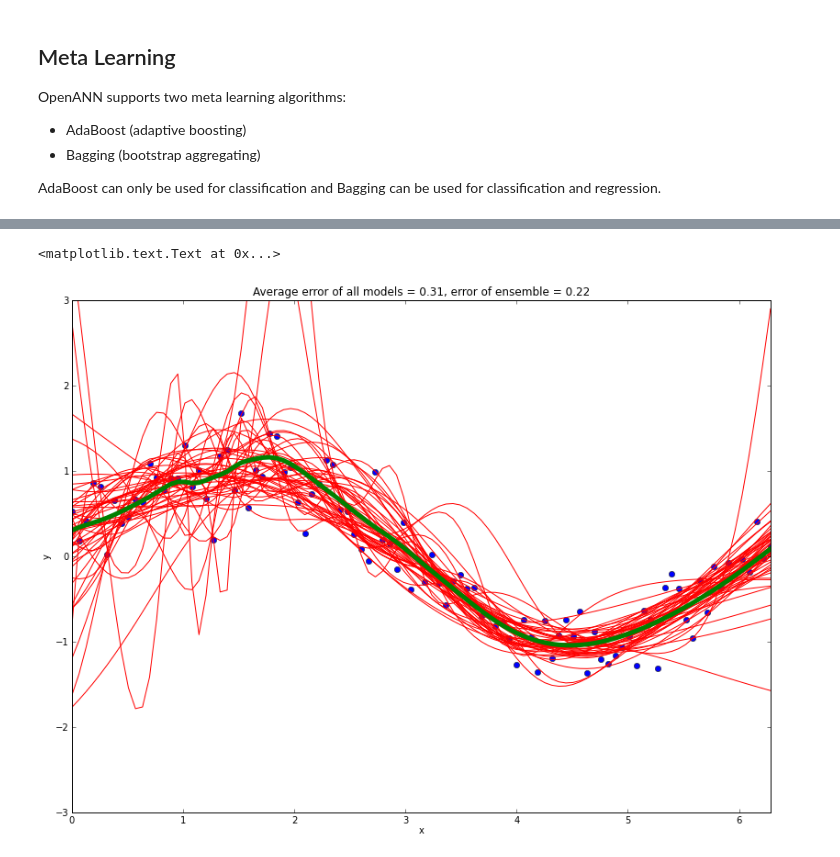
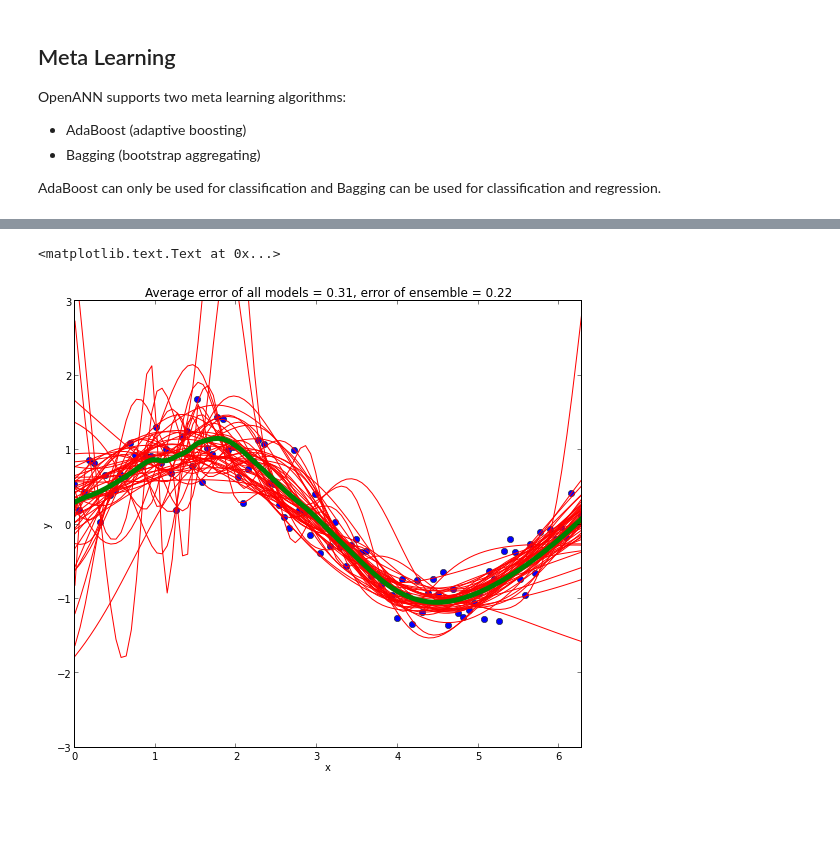
Before and after one commit to OpenANN/OpenANN-demos, a Jupyter notebook: OpenANN.ipynb, the cells around one changed output, grey strips where cells are left out. Cells and saved outputs as stored; diff of their text form; code cells hidden in the pictures; blank space fills up the shorter version.

```diff
--- a/OpenANN.ipynb
+++ b/OpenANN.ipynb
@@ -186,7 +185,7 @@ OpenANN supports two meta learning algorithms:
 
 AdaBoost can only be used for classification and Bagging can be used for classification and regression.
 # %%
-from openann import LMA, Dataset, AdaBoost, Net, Activation, RandomNumberGenerator
+from openann import LMA, DataSet, AdaBoost, Net, Activation, RandomNumberGenerator
 
 
 n_models = 5
@@ -201,7 +200,7 @@ X = random.randn(n_samples, 2)
 T = numpy.ndarray((n_samples, 1))
 for n in xrange(n_samples):
     T[n, 0] = float(linalg.norm(X[n]) > 1.0)
-dataset = Dataset(X, T)
+dataset = DataSet(X, T)
 
 # Train ensemble
 opt = LMA(stop={"maximal_iterations" : 10})
@@ -238,7 +237,7 @@ def plot_classifier(classifier, label, threshold=0.5):
     legend(loc="upper right")
     title(label)
 
-figure(figsize=(15, 15))
+figure(figsize=(12, 8))
 n_rows = 2
 n_cols = 3
 subplot(n_rows, n_cols, 1)
@@ -267,38 +266,38 @@ def eval_bagging(X, T, n_models=10, bag_size=1.0, n_nodes=10):
     # Train ensemble
     opt = LMA(stop={"maximal_iterations" : 100})
     bagging = Bagging(bag_size=bag_size)
-    dataset = Dataset(X, T)
+    dataset = DataSet(X, T)
     nets = []
     for _ in xrange(n_models):
         net = Net()
         net.input_layer(X.shape[1]).fully_connected_layer(n_nodes, Activation.LOGISTIC).output_layer(T.shape[1], Activation.LINEAR)
         nets.append(net)
         bagging.add_learner(net)
     bagging.set_optimizer(opt)
     bagging.train(dataset)
 
     h = bagging.predict(X)
     p = array([n.predict(X) for n in nets])
     p_err = [abs(pn-T) for pn in p]
     h_err = abs(h-T)
 
     return p, h, p_err, h_err
 
 p, h, p_err, h_err = eval_bagging(X, T, n_models=n_models, bag_size=bag_size, n_nodes=n_nodes)
 
-figure(figsize=(30, 10))
+figure(figsize=(20, 8))
 
 # Plot dataset and model(s)
 subplot(1, 2, 1)
 xlabel("x")
 ylabel("y")
 plot(X, T, "o")
 for pn in p:
     plot(X, pn, "r-")
 plot(X, h, "-", linewidth=5)
 xlim(0, 2*pi)
 ylim(-3, 3)
 title("Average error of all models = %.2f, error of ensemble = %.2f " % (numpy.mean(p_err), numpy.mean(h_err)))
 # %% [output]
 <matplotlib.text.Text at 0x...>
-[figure, old version]
+[figure, new version]
```
Also changed, not shown: parts of 6 cells of this notebook.
